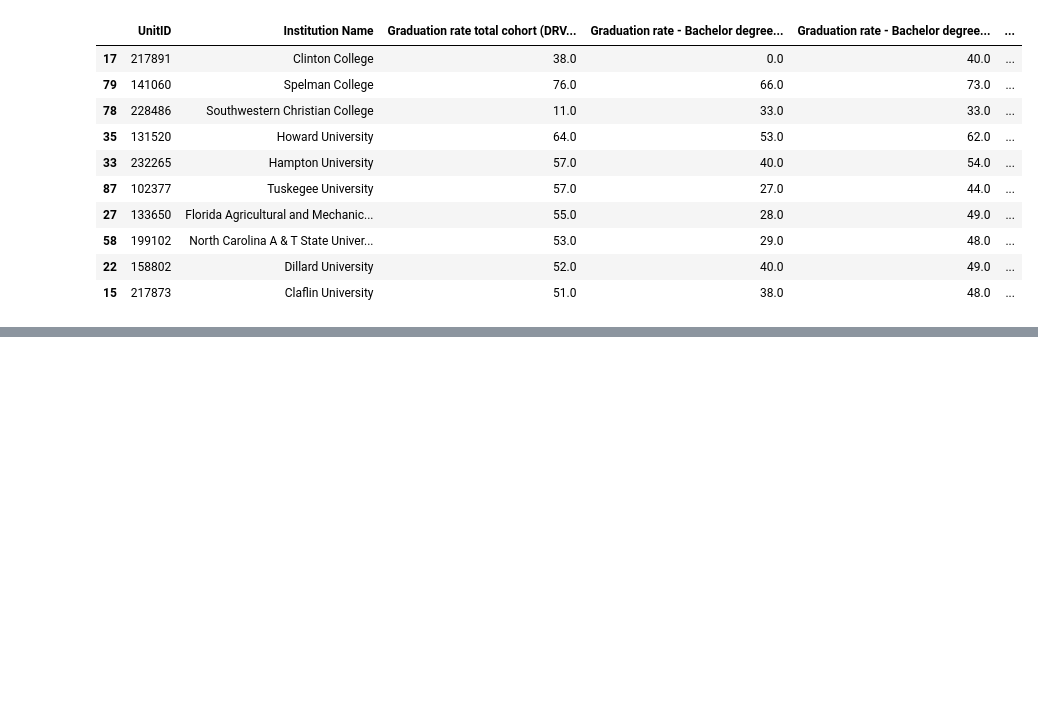
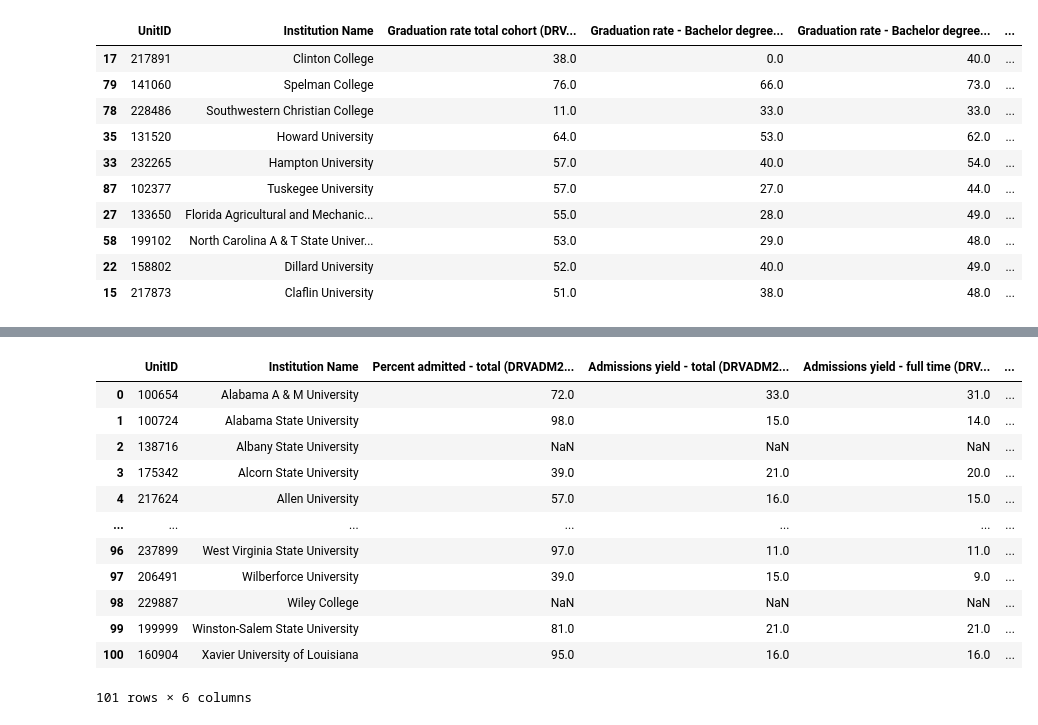
Before and after one commit to mhm516/HBCU_Analysis_Capstone, a Jupyter notebook: notebook/school_stats.ipynb, the cells around one changed output, grey strips where cells are left out. Cells and saved outputs as stored; diff of their text form; code cells hidden in the pictures; blank space fills up the shorter version.

```diff
--- a/notebook/school_stats.ipynb
+++ b/notebook/school_stats.ipynb
@@ -239,0 +289,17 @@ memory usage: 41.9+ KB
+# %%
+school_admissions= pd.read_csv('../data/school_data/admissions_by_school.csv')
+school_admissions
+# %% [output]
+|  | UnitID | Institution Name | Percent admitted - total (DRVADM2... | Admissions yield - total (DRVADM2... | Admissions yield - full time (DRV... | ... |
+| 0 | 100654 | Alabama A & M University | 72.0 | 33.0 | 31.0 | ... |
+| 1 | 100724 | Alabama State University | 98.0 | 15.0 | 14.0 | ... |
+| 2 | 138716 | Albany State University | NaN | NaN | NaN | ... |
+| 3 | 175342 | Alcorn State University | 39.0 | 21.0 | 20.0 | ... |
+| 4 | 217624 | Allen University | 57.0 | 16.0 | 15.0 | ... |
+| ... | ... | ... | ... | ... | ... | ... |
+| 96 | 237899 | West Virginia State University | 97.0 | 11.0 | 11.0 | ... |
+| 97 | 206491 | Wilberforce University | 39.0 | 15.0 | 9.0 | ... |
+| 98 | 229887 | Wiley College | NaN | NaN | NaN | ... |
+| 99 | 199999 | Winston-Salem State University | 81.0 | 21.0 | 21.0 | ... |
+| 100 | 160904 | Xavier University of Louisiana | 95.0 | 16.0 | 16.0 | ... |
+101 rows × 6 columns
```
Also changed, not shown: parts of 8 cells of this notebook.
